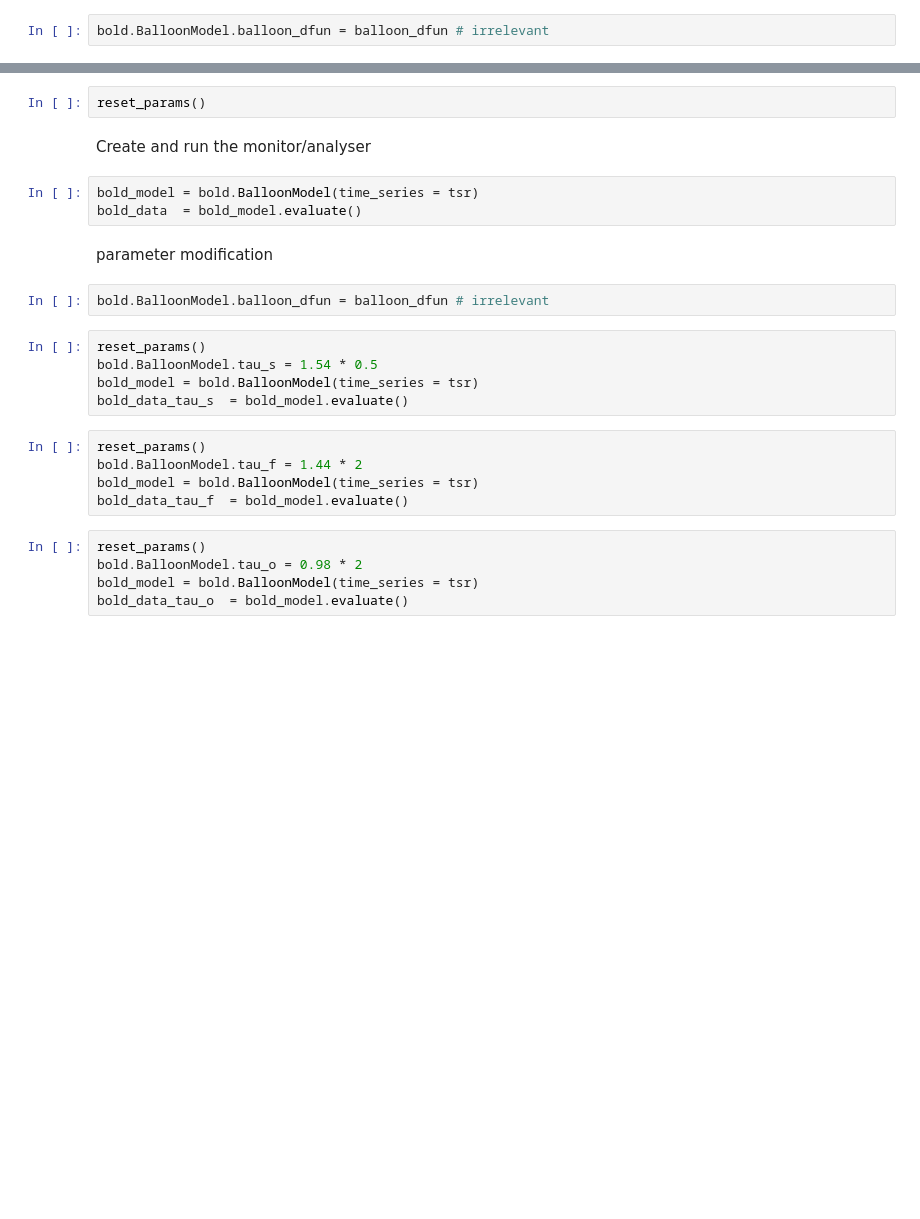
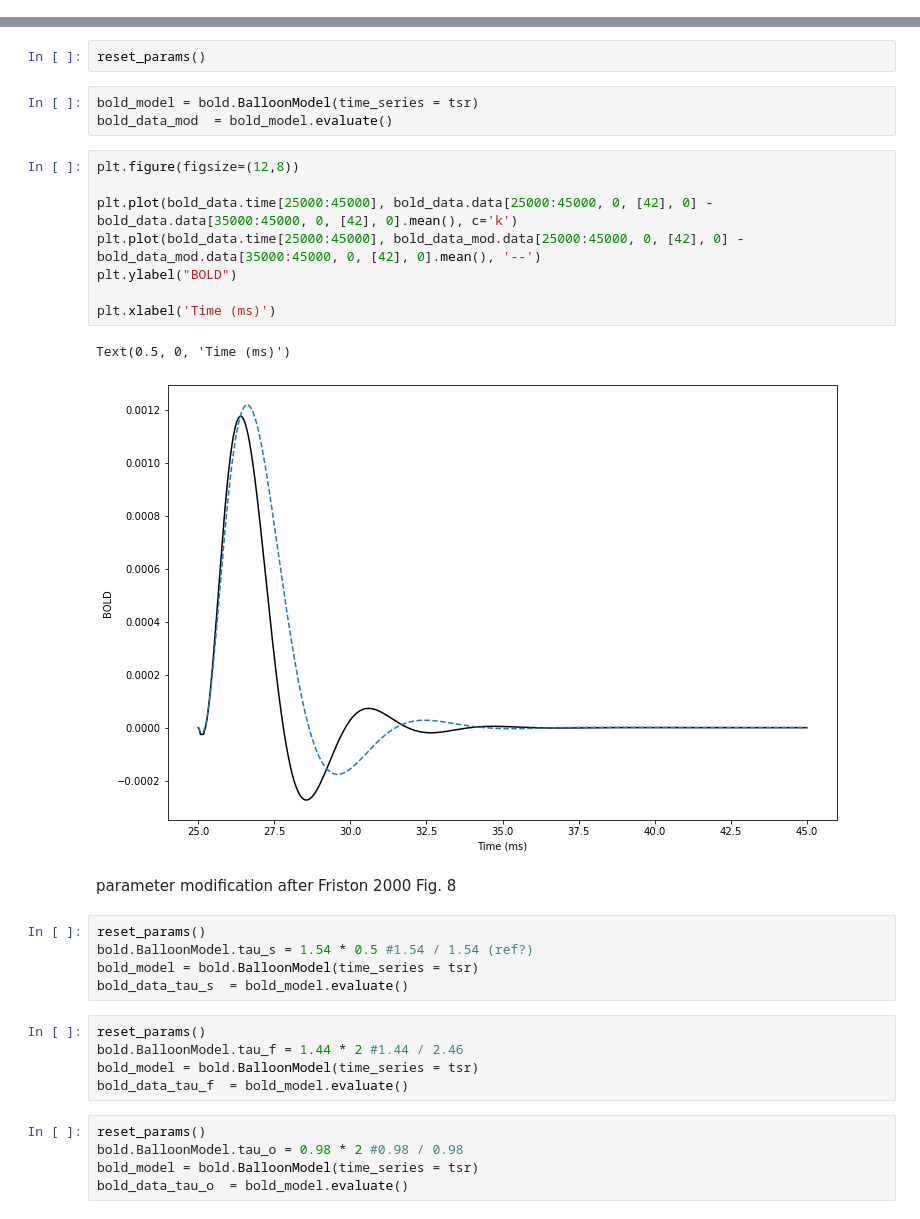
Before and after one commit to pfcrowe/tvb-fnirs, a Jupyter notebook: scratch/exploring_the_balloon_model.ipynb, the cells around one changed output, grey strips where cells are left out. Saved outputs shown, nothing was run; the diff lists cells and outputs as text; blank space fills up the shorter version.

```diff
--- a/scratch/exploring_the_balloon_model.ipynb
+++ b/scratch/exploring_the_balloon_model.ipynb
@@ -159,3 +138 @@ Create and run the monitor/analyser
-# %%
-bold.BalloonModel.balloon_dfun = balloon_dfun # irrelevant
 # %%
@@ -168,27 +148,34 @@ def reset_params(tau_s=1.54,tau_f=1.44,tau_o=0.98,alpha=0.32,E0=0.4):
 # %%
 reset_params()
-# %% [markdown]
-Create and run the monitor/analyser
 # %%
 bold_model = bold.BalloonModel(time_series = tsr)
-bold_data  = bold_model.evaluate()
+bold_data_mod  = bold_model.evaluate()
-# %% [markdown]
-parameter modification
-# %%
-bold.BalloonModel.balloon_dfun = balloon_dfun # irrelevant
+# %%
+plt.figure(figsize=(12,8))
+
+plt.plot(bold_data.time[25000:45000], bold_data.data[25000:45000, 0, [42], 0] - bold_data.data[35000:45000, 0, [42], 0].mean(), c='k')
+plt.plot(bold_data.time[25000:45000], bold_data_mod.data[25000:45000, 0, [42], 0] - bold_data_mod.data[35000:45000, 0, [42], 0].mean(), '--')
+plt.ylabel("BOLD")
+
+plt.xlabel('Time (ms)')
+# %% [output]
+Text(0.5, 0, 'Time (ms)')
+[figure, added]
+# %% [markdown]
+parameter modification after Friston 2000 Fig. 8
 # %%
 reset_params()
-bold.BalloonModel.tau_s = 1.54 * 0.5
+bold.BalloonModel.tau_s = 1.54 * 0.5 #1.54 / 1.54 (ref?)
 bold_model = bold.BalloonModel(time_series = tsr)
 bold_data_tau_s  = bold_model.evaluate()
 # %%
 reset_params()
-bold.BalloonModel.tau_f = 1.44 * 2
+bold.BalloonModel.tau_f = 1.44 * 2 #1.44 / 2.46
 bold_model = bold.BalloonModel(time_series = tsr)
 bold_data_tau_f  = bold_model.evaluate()
 # %%
 reset_params()
-bold.BalloonModel.tau_o = 0.98 * 2
+bold.BalloonModel.tau_o = 0.98 * 2 #0.98 / 0.98
 bold_model = bold.BalloonModel(time_series = tsr)
 bold_data_tau_o  = bold_model.evaluate()
 # %%
```
Also changed, not shown: parts of 25 cells of this notebook.
